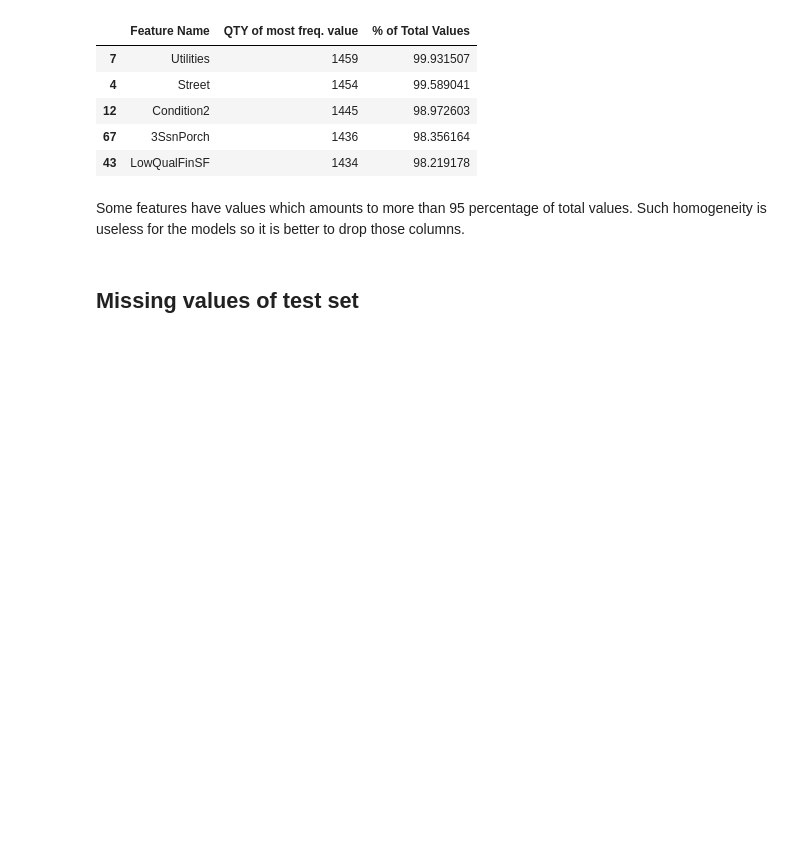
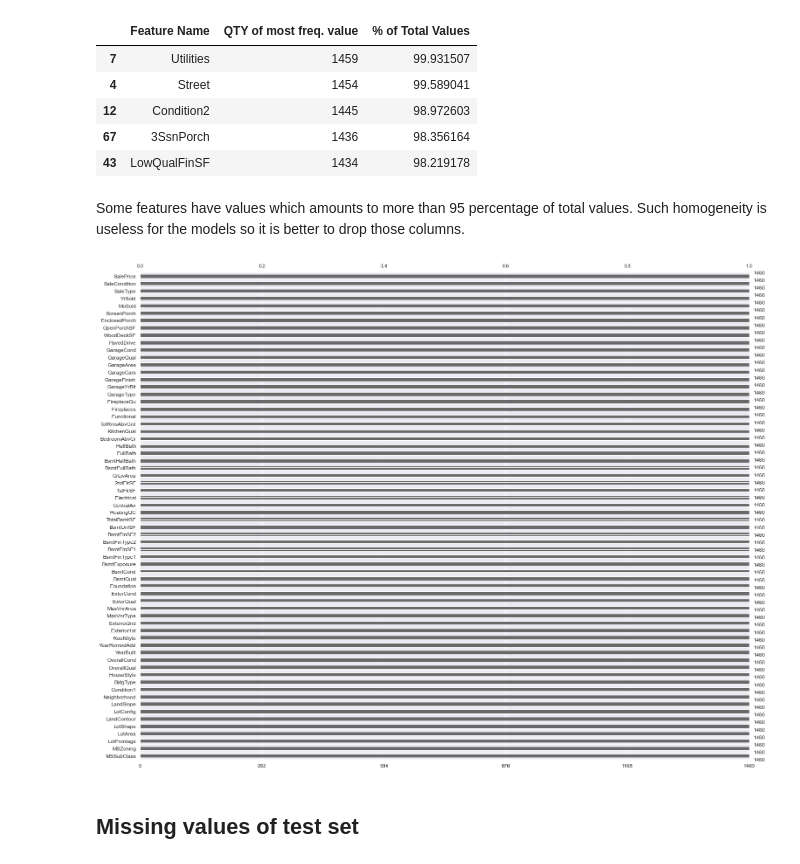
Before and after one commit to Gedas-LT/kaggle-ames-house-prices, a Jupyter notebook: predictions.ipynb, the cells around one changed output. Cells and saved outputs as stored; diff of their text form; code cells hidden in the pictures; blank space fills up the shorter version.

```diff
--- a/predictions.ipynb
+++ b/predictions.ipynb
@@ -120,7 +124,9 @@ frequent_train_features = frequent_train_values[frequent_train_values["% of Tota
 cleaned_train_data = cleaned_train_data.drop(columns=frequent_train_features)
 cleaned_test_data = cleaned_test_data.drop(columns=frequent_train_features)
 # %%
-msno.bar(cleaned_train_data, labels=True, fontsize=12);
+msno.bar(cleaned_train_data, labels=False, fontsize=12);
+# %% [output]
+[figure, added]
 # %% [markdown]
 ## Missing values of test set
 # %%
```
Also changed, not shown: parts of 37 cells of this notebook.
